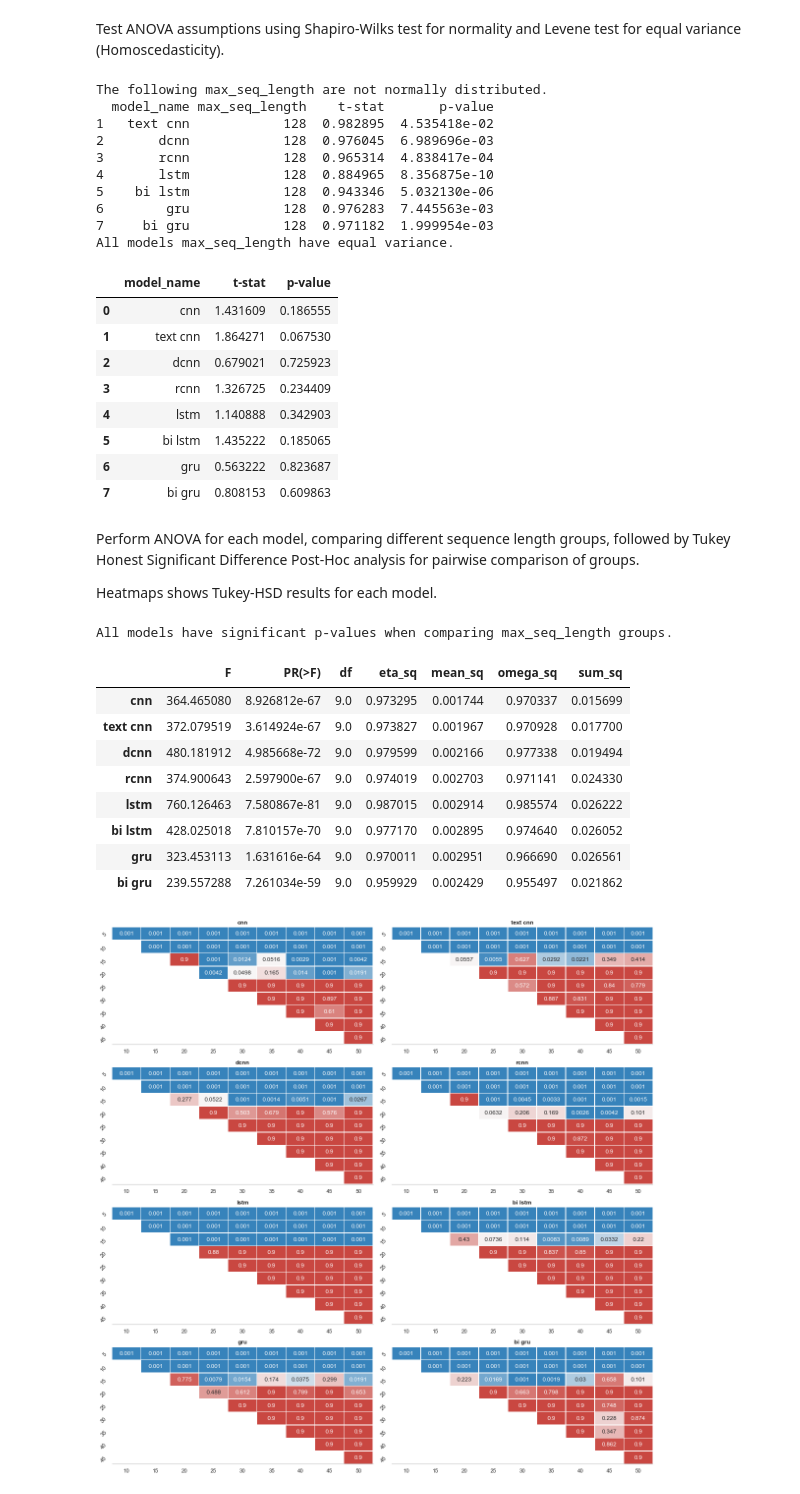
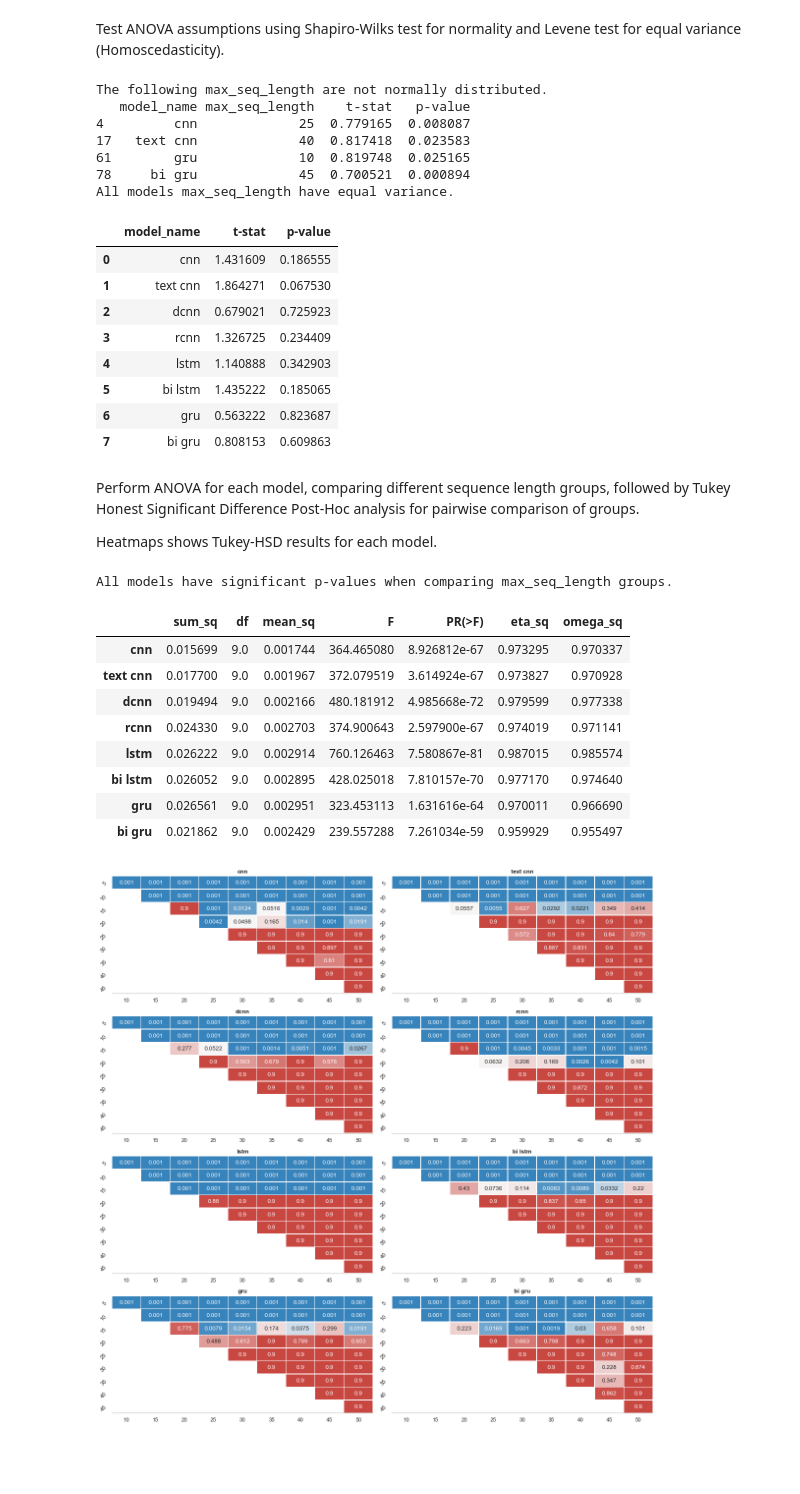
Before and after one commit to NathanDuran/Sentence-Encoding-for-DA-Classification, a Jupyter notebook: data_processing/results.ipynb, the cells around one changed output. Saved outputs shown, nothing was run; the diff lists cells and outputs as text; code cells hidden in the pictures; blank space fills up the shorter version.

```diff
--- a/data_processing/results.ipynb
+++ b/data_processing/results.ipynb
@@ -180,20 +180,17 @@ Test ANOVA assumptions using Shapiro-Wilks test for normality and Levene test fo
 metric = 'val_acc'
 
 # Run Shaprio-wilks for all models and sequence lengths
-shapiro_wilk_test(vocab_data, exp_param, metric)
+shapiro_wilk_test(seq_data, exp_param, metric)
 
 # Run Levene test for equal variance
 levene_test(seq_data, exp_param, metric)
 # %% [output]
 The following max_seq_length are not normally distributed.
-  model_name max_seq_length    t-stat       p-value
-1   text cnn            128  0.982895  4.535418e-02
-2       dcnn            128  0.976045  6.989696e-03
-3       rcnn            128  0.965314  4.838417e-04
-4       lstm            128  0.884965  8.356875e-10
-5    bi lstm            128  0.943346  5.032130e-06
-6        gru            128  0.976283  7.445563e-03
-7     bi gru            128  0.971182  1.999954e-03
+   model_name max_seq_length    t-stat   p-value
+4         cnn             25  0.779165  0.008087
+17   text cnn             40  0.817418  0.023583
+61        gru             10  0.819748  0.025165
+78     bi gru             45  0.700521  0.000894
 All models max_seq_length have equal variance.
 |  | model_name | t-stat | p-value |
 | 0 | cnn | 1.431609 | 0.186555 |
@@ -211,18 +208,18 @@ followed by Tukey Honest Significant Difference Post-Hoc analysis for pairwise c
 Heatmaps shows Tukey-HSD results for each model.
 # %%
 # Run ANOVA
-anova_test(seq_data, exp_param, metric)
+one_way_anova_test(seq_data, exp_param, metric)
 # %% [output]
 All models have significant p-values when comparing max_seq_length groups.
-|  | F | PR(>F) | df | eta_sq | mean_sq | omega_sq | sum_sq |
-| cnn | 364.465080 | 8.926812e-67 | 9.0 | 0.973295 | 0.001744 | 0.970337 | 0.015699 |
-| text cnn | 372.079519 | 3.614924e-67 | 9.0 | 0.973827 | 0.001967 | 0.970928 | 0.017700 |
-| dcnn | 480.181912 | 4.985668e-72 | 9.0 | 0.979599 | 0.002166 | 0.977338 | 0.019494 |
-| rcnn | 374.900643 | 2.597900e-67 | 9.0 | 0.974019 | 0.002703 | 0.971141 | 0.024330 |
-| lstm | 760.126463 | 7.580867e-81 | 9.0 | 0.987015 | 0.002914 | 0.985574 | 0.026222 |
-| bi lstm | 428.025018 | 7.810157e-70 | 9.0 | 0.977170 | 0.002895 | 0.974640 | 0.026052 |
-| gru | 323.453113 | 1.631616e-64 | 9.0 | 0.970011 | 0.002951 | 0.966690 | 0.026561 |
-| bi gru | 239.557288 | 7.261034e-59 | 9.0 | 0.959929 | 0.002429 | 0.955497 | 0.021862 |
+|  | sum_sq | df | mean_sq | F | PR(>F) | eta_sq | omega_sq |
+| cnn | 0.015699 | 9.0 | 0.001744 | 364.465080 | 8.926812e-67 | 0.973295 | 0.970337 |
+| text cnn | 0.017700 | 9.0 | 0.001967 | 372.079519 | 3.614924e-67 | 0.973827 | 0.970928 |
+| dcnn | 0.019494 | 9.0 | 0.002166 | 480.181912 | 4.985668e-72 | 0.979599 | 0.977338 |
+| rcnn | 0.024330 | 9.0 | 0.002703 | 374.900643 | 2.597900e-67 | 0.974019 | 0.971141 |
+| lstm | 0.026222 | 9.0 | 0.002914 | 760.126463 | 7.580867e-81 | 0.987015 | 0.985574 |
+| bi lstm | 0.026052 | 9.0 | 0.002895 | 428.025018 | 7.810157e-70 | 0.977170 | 0.974640 |
+| gru | 0.026561 | 9.0 | 0.002951 | 323.453113 | 1.631616e-64 | 0.970011 | 0.966690 |
+| bi gru | 0.021862 | 9.0 | 0.002429 | 239.557288 | 7.261034e-59 | 0.959929 | 0.955497 |
 # %%
 # Run Tukey-HSD post-hoc analysis
 tukey_frame = tukey_hsd(seq_data, exp_param, metric, show_result=False)
```
Also changed, not shown: parts of 12 cells of this notebook, 6 other files.
